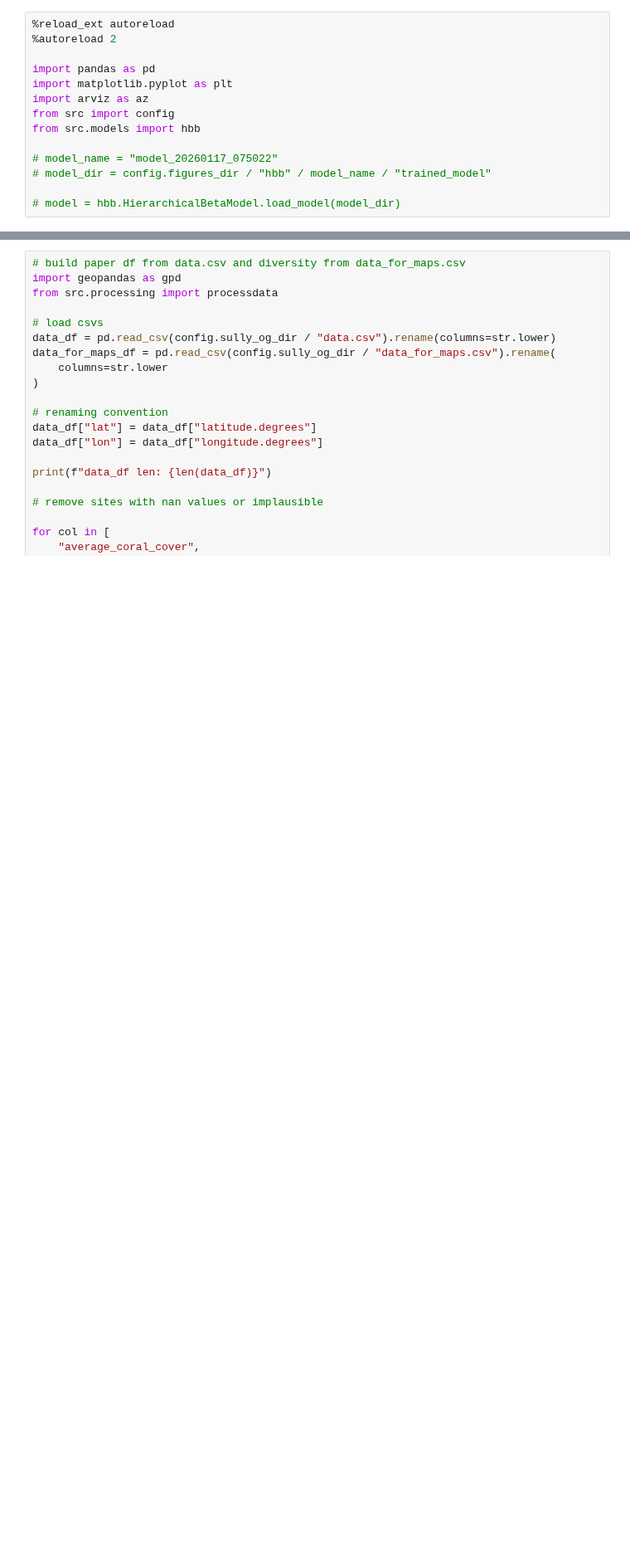
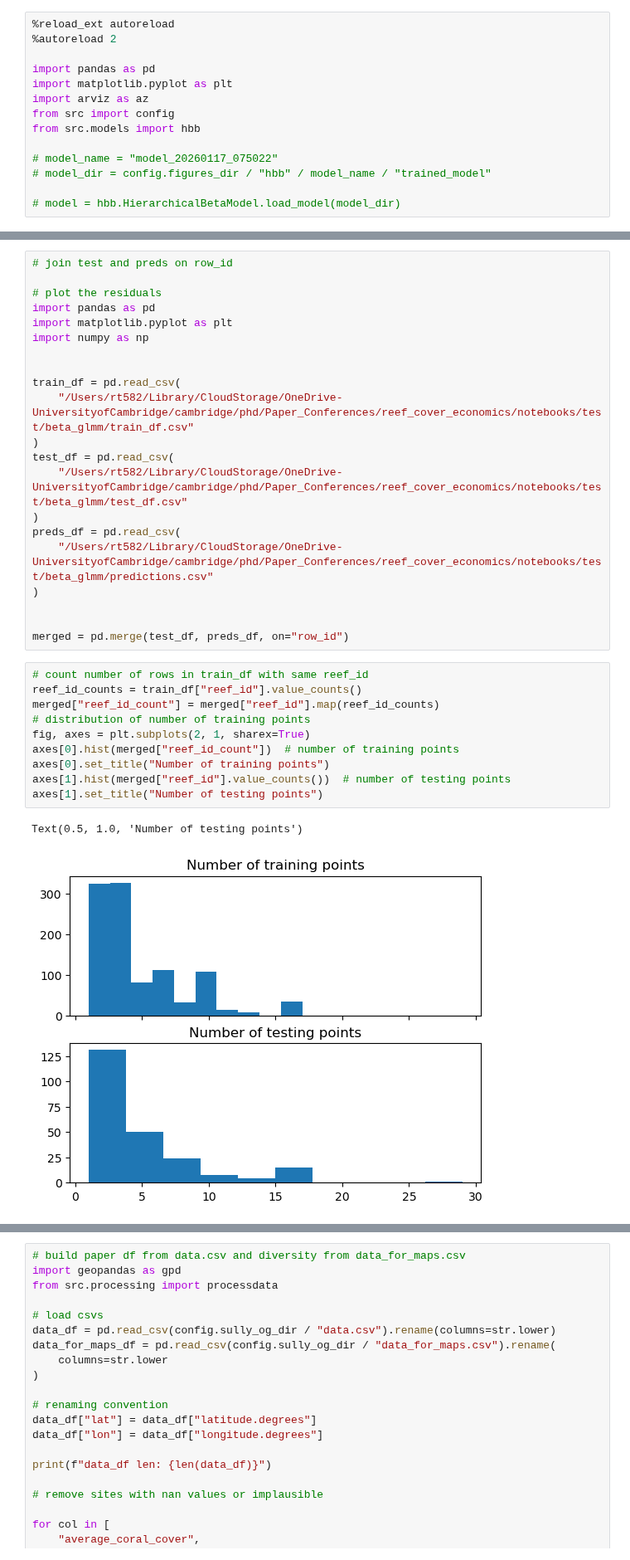
Before and after one commit to orlando-code/coral-cover-economics, a Jupyter notebook: notebooks/hbb.ipynb, the cells around one changed output, grey strips where cells are left out. Shown at 83% size. Drawn from its saved outputs; the diff is of its cells as text; blank space fills up the shorter version.

```diff
--- a/notebooks/hbb.ipynb
+++ b/notebooks/hbb.ipynb
@@ -14,0 +101,34 @@ from src.models import hbb
+# %%
+# join test and preds on row_id
+
+# plot the residuals
+import pandas as pd
+import matplotlib.pyplot as plt
+import numpy as np
+
+
+train_df = pd.read_csv(
+    "/Users/rt582/Library/CloudStorage/OneDrive-UniversityofCambridge/cambridge/phd/Paper_Conferences/reef_cover_economics/notebooks/test/beta_glmm/train_df.csv"
+)
+test_df = pd.read_csv(
+    "/Users/rt582/Library/CloudStorage/OneDrive-UniversityofCambridge/cambridge/phd/Paper_Conferences/reef_cover_economics/notebooks/test/beta_glmm/test_df.csv"
+)
+preds_df = pd.read_csv(
+    "/Users/rt582/Library/CloudStorage/OneDrive-UniversityofCambridge/cambridge/phd/Paper_Conferences/reef_cover_economics/notebooks/test/beta_glmm/predictions.csv"
+)
+
+
+merged = pd.merge(test_df, preds_df, on="row_id")
+# %%
+# count number of rows in train_df with same reef_id
+reef_id_counts = train_df["reef_id"].value_counts()
+merged["reef_id_count"] = merged["reef_id"].map(reef_id_counts)
+# distribution of number of training points
+fig, axes = plt.subplots(2, 1, sharex=True)
+axes[0].hist(merged["reef_id_count"])  # number of training points
+axes[0].set_title("Number of training points")
+axes[1].hist(merged["reef_id"].value_counts())  # number of testing points
+axes[1].set_title("Number of testing points")
+# %% [output]
+Text(0.5, 1.0, 'Number of testing points')
+[figure, added]
```
Also changed, not shown: parts of 13 cells of this notebook.
